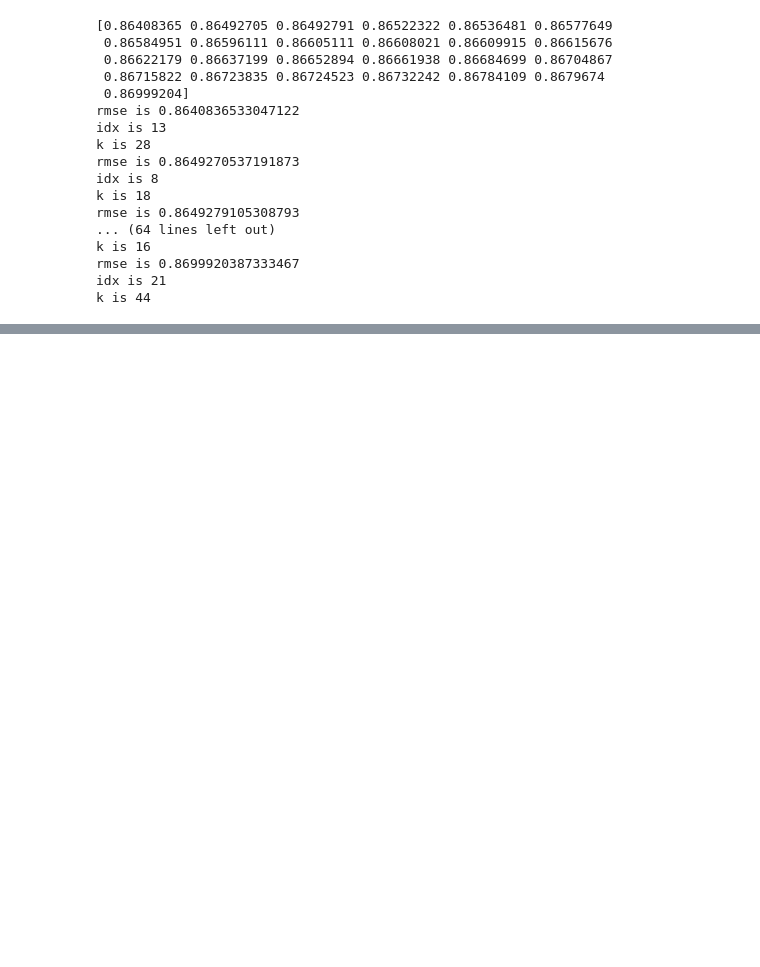
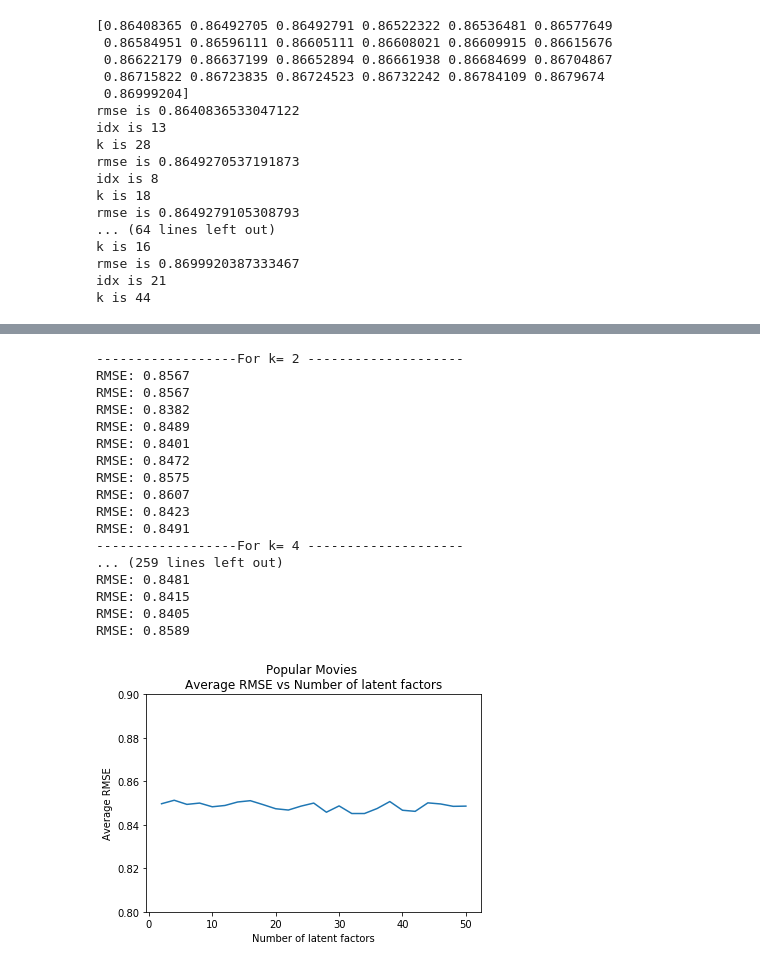
Before and after one commit to rupadevan94/large-scale-data-mining, a Jupyter notebook: Project3_1-29.ipynb, the cells around one changed output, grey strips where cells are left out. Drawn from its saved outputs; the diff is of its cells as text; code cells hidden in the pictures; blank space fills up the shorter version.

```diff
--- a/Project3_1-29.ipynb
+++ b/Project3_1-29.ipynb
@@ -801,0 +999,17 @@ def print_top10moviesgenre(coloumn_no):
+# %%
+mf=pd.read_csv('movies.csv')
+
+algo=prediction_algorithms.matrix_factorization.NMF(n_factors=20)
+trainset=data.build_full_trainset()
+algo.fit(trainset)
+genre=[]
+movies=mf.movieId
+movies=np.unique(movies)
+for k in range(1,20):
+    print ("k :",k)
+    genre=[]
+    sortedList = sorted(zip(algo.qi.T[:,k],movies),reverse=True)
+    list10=map(lambda x:x[1],sortedList[:10])
+    for i in list10:
+        genre.append(mf[mf.movieId==i]['genres'])
+    print (genre)
@@ -1011,7 +1212,7 @@ idx is 21
 k is 44
 # %%
 #to run
-k_for_q24 = 28
+k_for_q24 = 18
 # %%
 from surprise import SVD
 def svd_train(trimmer,factor_values):
@@ -1092,4 +1293 @@ auc is =  0.783104660886397
 [figure]
-# %%
-#Question 26
-svd_train(getPopular,np.arange(2,51,2))
@@ -1161,0 +1294,42 @@ min value of avg MAE= 1.0413581983518092
+# %%
+#Question 26
+kf = KFold(n_splits=10)
+
+mean_rmse_q26 = []
+
+for k in np.arange(2, 51, 2):
+    print ("------------------For k=",k,"--------------------")
+    algo = SVD(n_factors = k, random_state = 37)
+    rmse = []
+    for trainset, testset in kf.split(data):
+        algo.fit(trainset)
+        newtest = getPopular(testset, 2)
+        predictions = algo.test(newtest)
+        rmse.append(accuracy.rmse(predictions))
+    mean_rmse_q26.append(round(np.mean(rmse),4))
+
+plt.xlabel("Number of latent factors")
+plt.ylabel("Average RMSE")
+plt.title("Popular Movies \nAverage RMSE vs Number of latent factors")
+plt.plot(kvals, mean_rmse_q26)
+plt.ylim([0.8,0.9])
+plt.show()
+# %% [output]
+------------------For k= 2 --------------------
+RMSE: 0.8567
+RMSE: 0.8567
+RMSE: 0.8382
+RMSE: 0.8489
+RMSE: 0.8401
+RMSE: 0.8472
+RMSE: 0.8575
+RMSE: 0.8607
+RMSE: 0.8423
+RMSE: 0.8491
+------------------For k= 4 --------------------
+... (259 lines left out)
+RMSE: 0.8481
+RMSE: 0.8415
+RMSE: 0.8405
+RMSE: 0.8589
+[figure, added]
```
Also changed, not shown: parts of 24 cells of this notebook.
